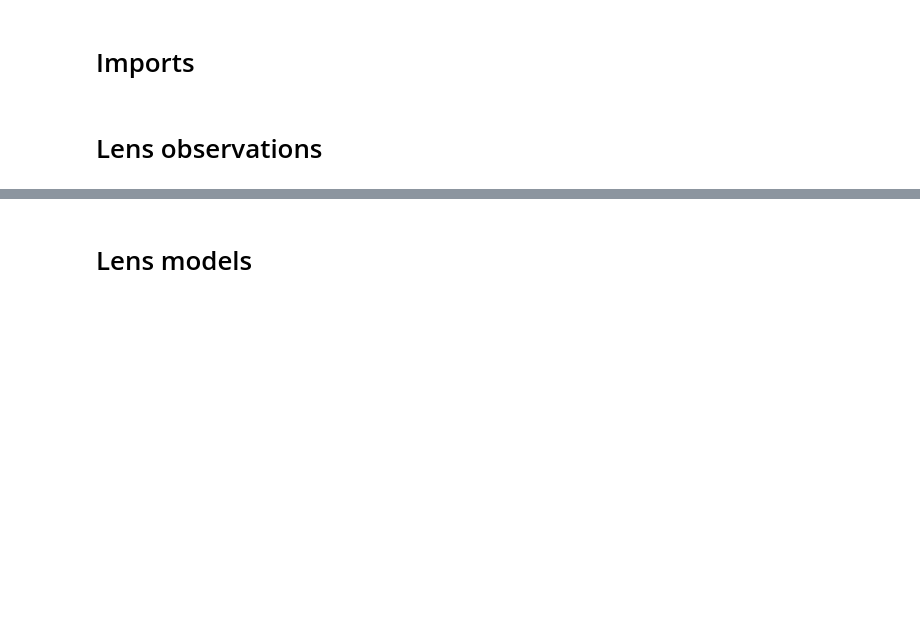
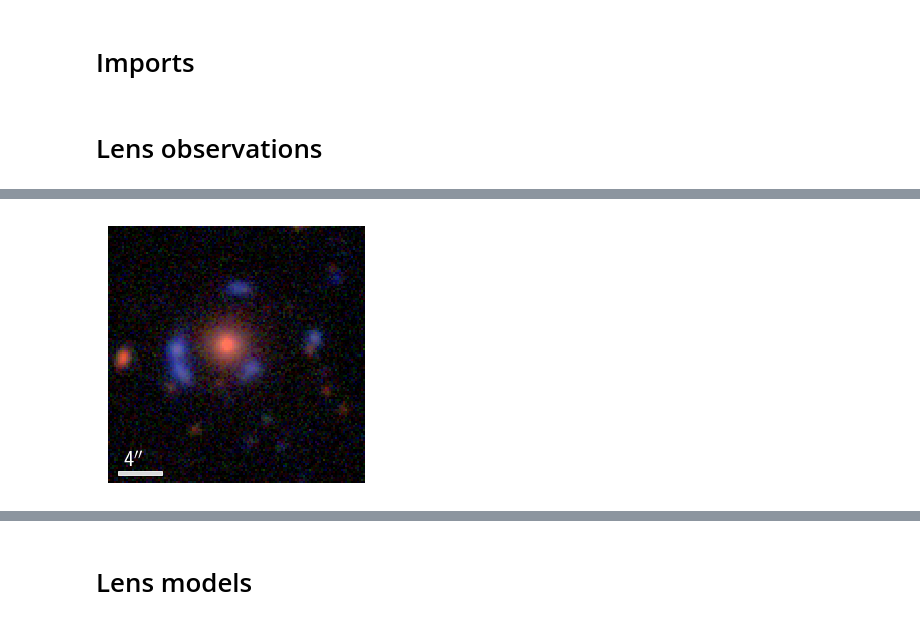
Before and after one commit to phdenzel/sw05, a Jupyter notebook: sw05.ipynb, the cells around one changed output, grey strips where cells are left out. Drawn from its saved outputs; the diff is of its cells as text; code cells hidden in the pictures; blank space fills up the shorter version.

```diff
--- a/sw05.ipynb
+++ b/sw05.ipynb
@@ -5,6 +5,12 @@ import sys
 import os
 import numpy as np
 import matplotlib as mpl
+mpl.rcParams['text.usetex'] = True
+mpl.rcParams['font.family'] = 'sans-serif'
+mpl.rcParams['font.sans-serif'] = ['DejaVu Sans']
+mpl.rcParams['font.size'] = 22
+mpl.rcParams['xtick.labelsize'] = 22
+mpl.rcParams['ytick.labelsize'] = 22
 import matplotlib.pyplot as plt
 gleam_root = "/Users/phdenzel/gleam"
 sys.path.append(gleam_root)
@@ -17,7 +23,7 @@ from gleam.starsampler import StarSampler
 from gleam.utils.plotting import kappa_map_plot, kappa_profiles_plot
 from gleam.utils.plotting import arrival_time_surface_plot
 from gleam.utils.plotting import plot_scalebar, plot_labelbox
-from gleam.utils.rgb_map import lupton_like, grayscale
+from gleam.utils.rgb_map import lupton_like, stellar_fraction_map, stellar_fraction_cbar
 import gleam.utils.units as glu
 import gleam.utils.colors as gcl
 # %%
@@ -39,11 +63,13 @@ print(ml.__v__)
 # %%
 fig, ax = plt.subplots()
-ml.plot_composite(fig, ax, method='bluer', scalebar=True, length=4, fontsize=18)
+ml.plot_composite(fig, ax, method='bluer', scalebar=True, length=4, fontsize=22)
 plt.tight_layout()
 
 savename = 'composite_SW05.{}'.format(extension)
 plt.savefig(os.path.join('plots', savename),
             transparent=True, bbox_inches='tight', pad_inches=0)
+# %% [output]
+[figure, added]
 # %%
 mlw = MultiLens(wide_lensfiles)
 print(mlw.__v__)
```
Also changed, not shown: parts of 39 cells of this notebook, 12 other files.
